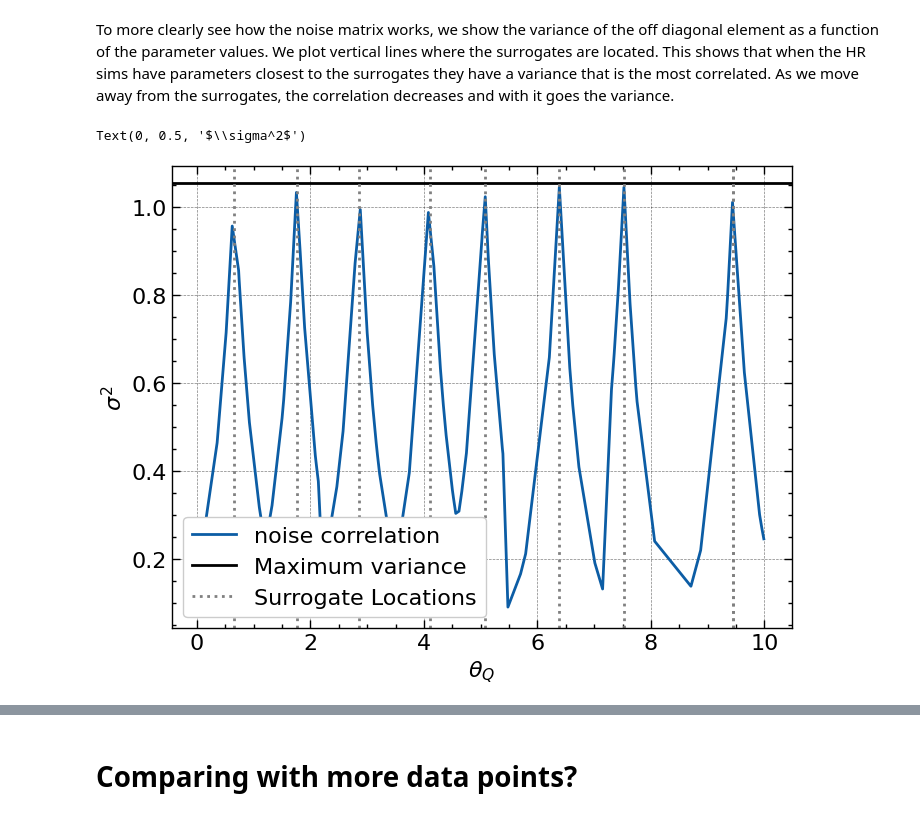
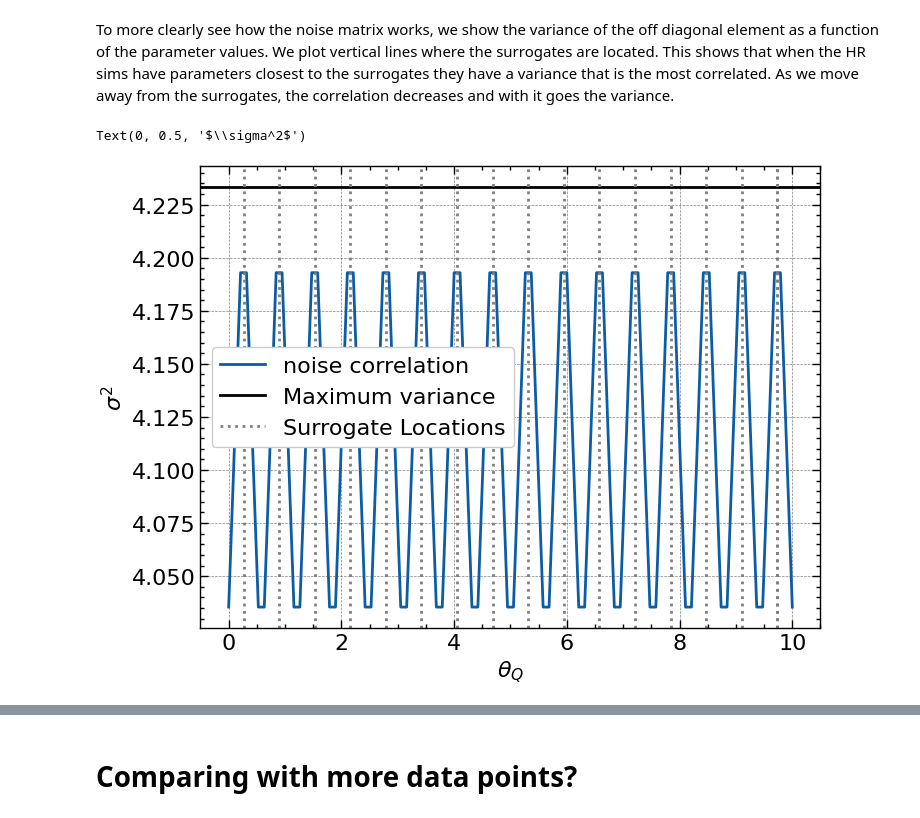
Before and after one commit to Maxelee/CARPoolGP_test, a Jupyter notebook: ToyModel.ipynb, the cells around one changed output, grey strips where cells are left out. Saved outputs shown, nothing was run; the diff lists cells and outputs as text; code cells hidden in the pictures.

Commit message:
fixed pl param

```diff
--- a/ToyModel.ipynb
+++ b/ToyModel.ipynb
@@ -189,8 +187,7 @@ class Mkernel(kernels.Kernel):
         self.p = jnp.atleast_1d(p)
     def evaluate(self, X1, X2):
         x = jnp.atleast_1d(jnp.sqrt((X2 - X1)**2))
-        dtheta = jnp.sum(jnp.exp(-self.p* x))
-        return dtheta
+        return  jnp.sum(jnp.exp(-p* x))
 
 def get_GPMixture(params):
     try:
@@ -205,7 +202,7 @@ def get_GPMixture(params):
     return K
 
 def get_kernelM(params):
-    K = Mkernel(jnp.exp(params["log_pl"]**2))
+    K = Mkernel(params["log_pl"])
     return K
 # %% [markdown]
 # No Surrogates
@@ -263,7 +260,7 @@ $$r=\frac{(1-f)\sigma_Q^2}{\sigma_Q\sqrt{((1-f)^2\sigma^2_Q+f^2 \sigma^2_\eta)}}
 
 For an f=0, there is 100% correlation, for an f=1, there is 0 correlation, and in general. We assume that the surrogates and the HR simulations are drawn from the same distribution and have the same noise, but this need not be the case. We could have "cheaper" simulations that have some other noise function.
 # %%
-div=12 # Number of surrogates = N / div
+div=6 # Number of surrogates = N / div
 N_R = int(N/div)
 f=1.0
 
@@ -295,11 +292,9 @@ paramsCP = {
     "log_amp":paramsQ["log_amp"],
     "log_tau":paramsQ["log_tau"],
     "log_jitter":paramsQ["log_jitter"],
-    "log_pl":2.0,
-    "pl":0.0}
+    "log_pl":-0.0}
 
 kernel_func =  jax.tree_util.Partial(get_GPMixture)
-kernel_M    =  jax.tree_util.Partial(get_kernelM)
 
 
 # If you are getting nans, try making the LR smaller
@@ -308,7 +303,7 @@ opt_state = opt.init(paramsCP)
 ls = []
 ps = []
 for i in trange(ITERS):
-    loss_val, grads = loss(paramsCP, kernel_func, theta_QR, QR, jitter=jitter, I=I, kernel_M=kernel_M)
+    loss_val, grads = loss(paramsCP, kernel_func, theta_QR, QR, jitter=jitter, I=I)
     updates, opt_state = opt.update(grads, opt_state)
     paramsCP = optax.apply_updates(paramsCP, updates)
     ps.append(paramsCP.values())
@@ -337,11 +325,12 @@ Text(0.5, 0, 'Iters')
 # %%
 # Create the kernel
 kernel = get_GPMixture(paramsCP)
-M = Mkernel(np.exp(1))
+p = 50 / (1 + np.exp(-paramsCP["log_pl"])) - 25
+M = Mkernel(np.exp(-(1)))
 
 # Generate the covariance matrices from the kernel
-r = 1/ (1 + np.exp(-paramsCP["pl"]))
-noise =I* M(theta_QR, theta_QR) * 1 *np.exp(paramsCP['log_jitter']) + np.eye(2*N)*np.exp(paramsCP['log_jitter'])
+#r = 1/ (1 + np.exp(-paramsCP["pl"]))
+noise =I* M(theta_QR, theta_QR) * 1 *jitter + np.eye(2*N)*jitter
 cov = kernel(theta_QR, theta_QR)+noise
 pred_cov = kernel(np.concatenate((theta, theta_QR)), np.concatenate((theta, theta_QR)))
 
@@ -365,18 +358,18 @@ Text(0, 0.5, 'T')
 # %% [markdown]
 To more clearly see how the noise matrix works, we show the variance of the off diagonal element as a function of the parameter values. We plot vertical lines where the surrogates are located. This shows that when the HR sims have parameters closest to the surrogates they have a variance that is the most correlated. As we move away from the surrogates, the correlation decreases and with it goes the variance.
 # %%
-off_D = M(theta_QR, theta_QR) * I * jitter*1
+off_D = M(theta_QR, theta_QR) * I * jitter
 plt.plot(theta_Q, [off_D[i, N+i] for i in range(N)], label='noise correlation')
 plt.axhline(jitter, ls='-', c='k', label='Maximum variance')
 for tr in np.unique(theta_R):
     plt.axvline(tr, c='grey', ls=':')
 plt.axvline(tr, c='grey', ls=':', label='Surrogate Locations')
 plt.legend()
 plt.xlabel(r'$\theta_Q$')
 plt.ylabel('$\sigma^2$')
 # %% [output]
 Text(0, 0.5, '$\\sigma^2$')
-[figure, old version]
+[figure, new version]
 # %%
 plt.imshow(noise)
 plt.colorbar()
```
Also changed, not shown: parts of 12 cells of this notebook.
